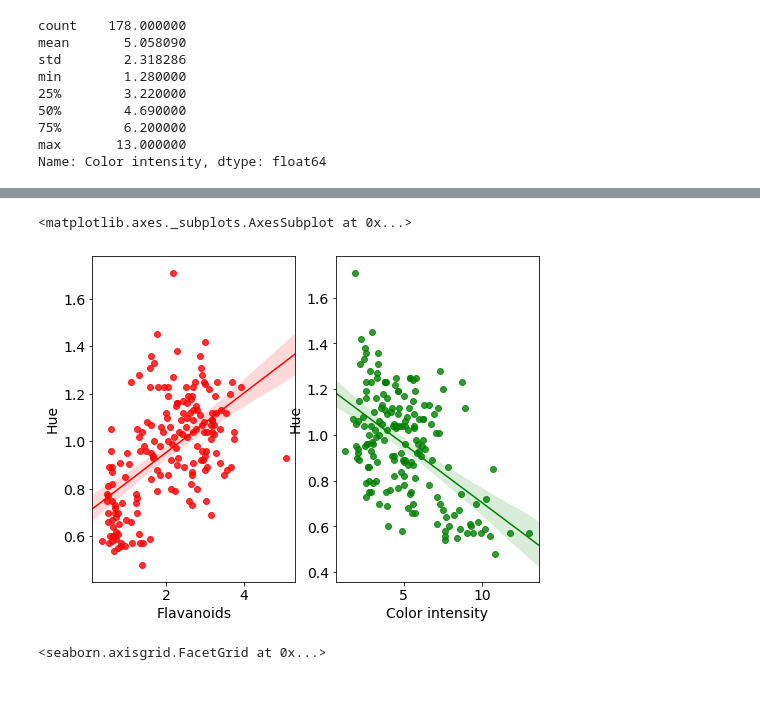
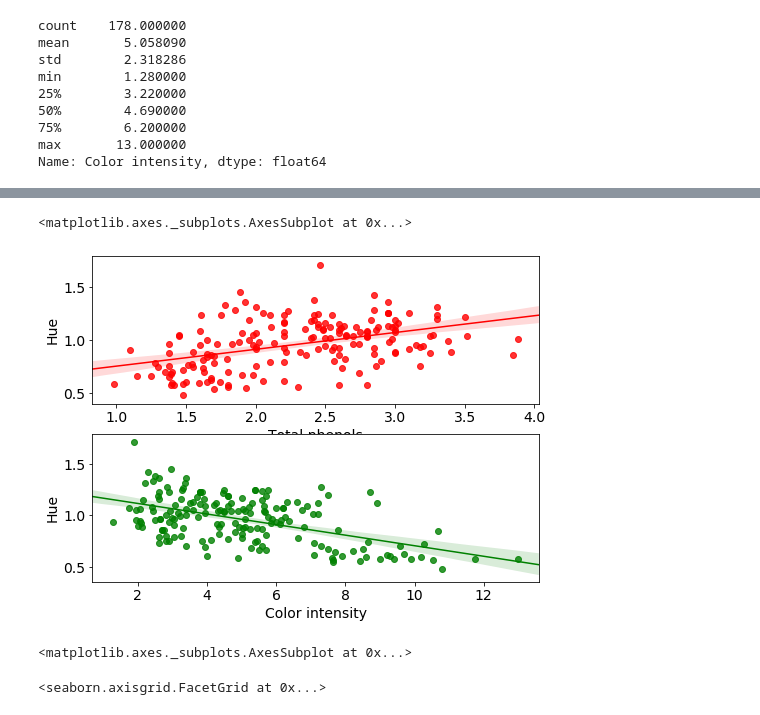
Before and after one commit to Hoda-MA/My-Projects, a Jupyter notebook: Wine/Wine Chemistry-Classification.ipynb, the cells around one changed output, grey strips where cells are left out. Drawn from its saved outputs; the diff is of its cells as text; code cells hidden in the pictures.

Commit message:
update and added: notebook and pH range of wine(.png)

```diff
--- a/Wine/Wine Chemistry-Classification.ipynb
+++ b/Wine/Wine Chemistry-Classification.ipynb
@@ -149,10 +182,14 @@ Name: Color intensity, dtype: float64
 # %%
-fig, axes = plt.subplots(1, 2)
-sns.regplot(x='Flavanoids',y='Hue', color='red', data=wine, ax=axes[0])
+fig, axes = plt.subplots(2, 1)
+sns.regplot(x='Total phenols',y='Hue', color='red', data=wine, ax=axes[0])
 sns.regplot(x='Color intensity',y='Hue', color='green', data=wine, ax=axes[1])
 # %% [output]
 <matplotlib.axes._subplots.AxesSubplot at 0x...>
-[figure, old version]
+[figure, new version]
+# %%
+sns.regplot(x='Flavanoids',y='Hue', color='red', data=wine, ax=axes[0])
+# %% [output]
+<matplotlib.axes._subplots.AxesSubplot at 0x...>
 # %%
 sns.lmplot(x='Flavanoids',y='Hue', col='Class', data=wine, aspect=1)
 # %% [output]
```
Also changed, not shown: parts of 15 cells of this notebook, 1 other file.
